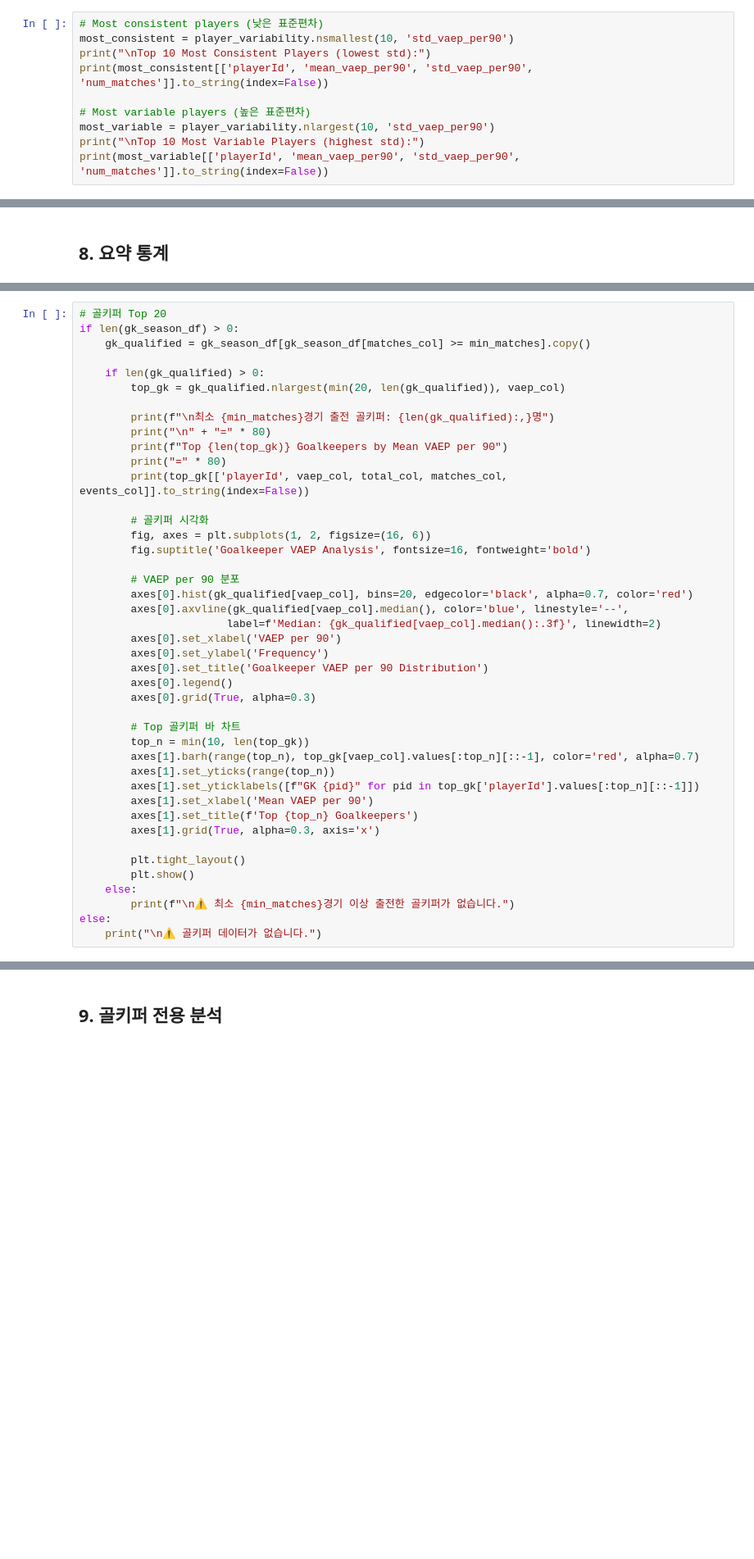
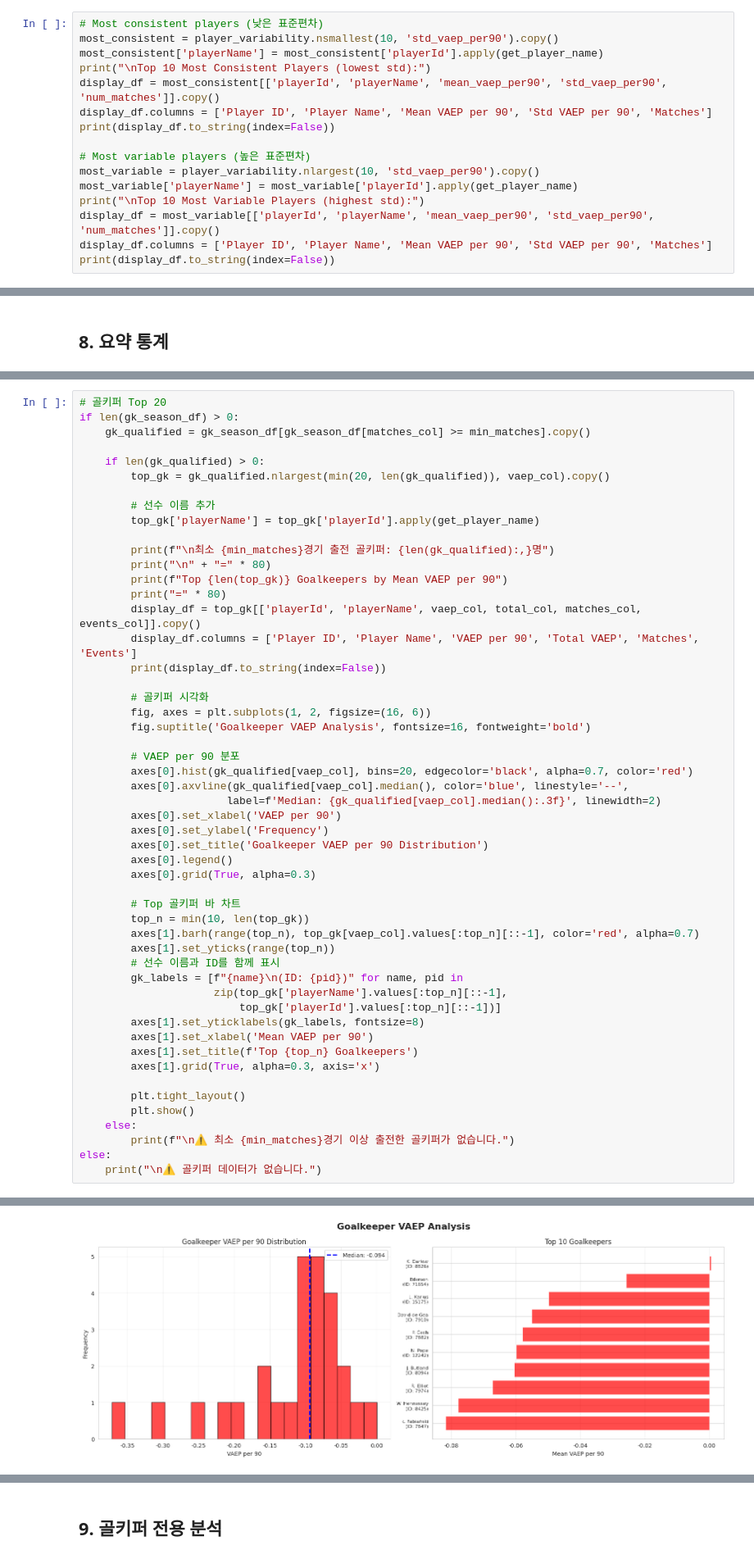
Before and after one commit to ryutt919/AIS, a Jupyter notebook: VAEP/notebooks/vaep_performance_analysis.ipynb, the cells around one changed output, grey strips where cells are left out. Shown at 82% size. Drawn from its saved outputs; the diff is of its cells as text; blank space fills up the shorter version.

```diff
--- a/VAEP/notebooks/vaep_performance_analysis.ipynb
+++ b/VAEP/notebooks/vaep_performance_analysis.ipynb
@@ -341,12 +424,18 @@ Median standard deviation: 0.3728
 # %%
 # Most consistent players (낮은 표준편차)
-most_consistent = player_variability.nsmallest(10, 'std_vaep_per90')
+most_consistent = player_variability.nsmallest(10, 'std_vaep_per90').copy()
+most_consistent['playerName'] = most_consistent['playerId'].apply(get_player_name)
 print("\nTop 10 Most Consistent Players (lowest std):")
-print(most_consistent[['playerId', 'mean_vaep_per90', 'std_vaep_per90', 'num_matches']].to_string(index=False))
+display_df = most_consistent[['playerId', 'playerName', 'mean_vaep_per90', 'std_vaep_per90', 'num_matches']].copy()
+display_df.columns = ['Player ID', 'Player Name', 'Mean VAEP per 90', 'Std VAEP per 90', 'Matches']
+print(display_df.to_string(index=False))
 
 # Most variable players (높은 표준편차)
-most_variable = player_variability.nlargest(10, 'std_vaep_per90')
+most_variable = player_variability.nlargest(10, 'std_vaep_per90').copy()
+most_variable['playerName'] = most_variable['playerId'].apply(get_player_name)
 print("\nTop 10 Most Variable Players (highest std):")
-print(most_variable[['playerId', 'mean_vaep_per90', 'std_vaep_per90', 'num_matches']].to_string(index=False))
+display_df = most_variable[['playerId', 'playerName', 'mean_vaep_per90', 'std_vaep_per90', 'num_matches']].copy()
+display_df.columns = ['Player ID', 'Player Name', 'Mean VAEP per 90', 'Std VAEP per 90', 'Matches']
+print(display_df.to_string(index=False))
 # %% [output]
 Top 10 Most Consistent Players (lowest std):
@@ -480,13 +612,18 @@ if len(gk_season_df) > 0:
     gk_qualified = gk_season_df[gk_season_df[matches_col] >= min_matches].copy()
 
     if len(gk_qualified) > 0:
-        top_gk = gk_qualified.nlargest(min(20, len(gk_qualified)), vaep_col)
+        top_gk = gk_qualified.nlargest(min(20, len(gk_qualified)), vaep_col).copy()
+
+        # 선수 이름 추가
+        top_gk['playerName'] = top_gk['playerId'].apply(get_player_name)
 
         print(f"\n최소 {min_matches}경기 출전 골키퍼: {len(gk_qualified):,}명")
         print("\n" + "=" * 80)
         print(f"Top {len(top_gk)} Goalkeepers by Mean VAEP per 90")
         print("=" * 80)
-        print(top_gk[['playerId', vaep_col, total_col, matches_col, events_col]].to_string(index=False))
+        display_df = top_gk[['playerId', 'playerName', vaep_col, total_col, matches_col, events_col]].copy()
+        display_df.columns = ['Player ID', 'Player Name', 'VAEP per 90', 'Total VAEP', 'Matches', 'Events']
+        print(display_df.to_string(index=False))
 
         # 골키퍼 시각화
         fig, axes = plt.subplots(1, 2, figsize=(16, 6))
@@ -506,7 +643,11 @@ if len(gk_season_df) > 0:
         top_n = min(10, len(top_gk))
         axes[1].barh(range(top_n), top_gk[vaep_col].values[:top_n][::-1], color='red', alpha=0.7)
         axes[1].set_yticks(range(top_n))
-        axes[1].set_yticklabels([f"GK {pid}" for pid in top_gk['playerId'].values[:top_n][::-1]])
+        # 선수 이름과 ID를 함께 표시
+        gk_labels = [f"{name}\n(ID: {pid})" for name, pid in
+                     zip(top_gk['playerName'].values[:top_n][::-1],
+                         top_gk['playerId'].values[:top_n][::-1])]
+        axes[1].set_yticklabels(gk_labels, fontsize=8)
         axes[1].set_xlabel('Mean VAEP per 90')
         axes[1].set_title(f'Top {top_n} Goalkeepers')
         axes[1].grid(True, alpha=0.3, axis='x')
@@ -517,3 +658,4 @@ if len(gk_season_df) > 0:
         print(f"\n⚠️ 최소 {min_matches}경기 이상 출전한 골키퍼가 없습니다.")
 else:
     print("\n⚠️ 골키퍼 데이터가 없습니다.")
+# %% [output]
@@ -519,0 +679 @@ else:
+[figure, added]
```
Also changed, not shown: parts of 24 cells of this notebook, 6 other files.
